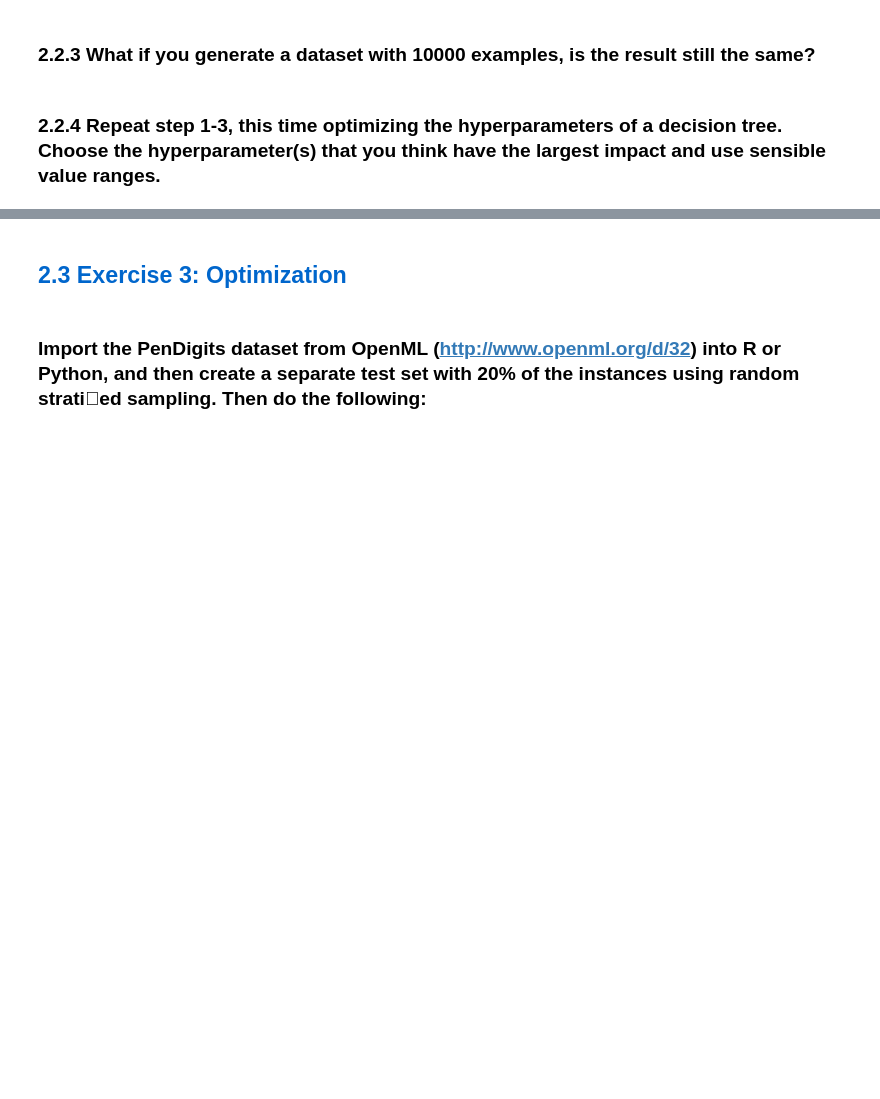
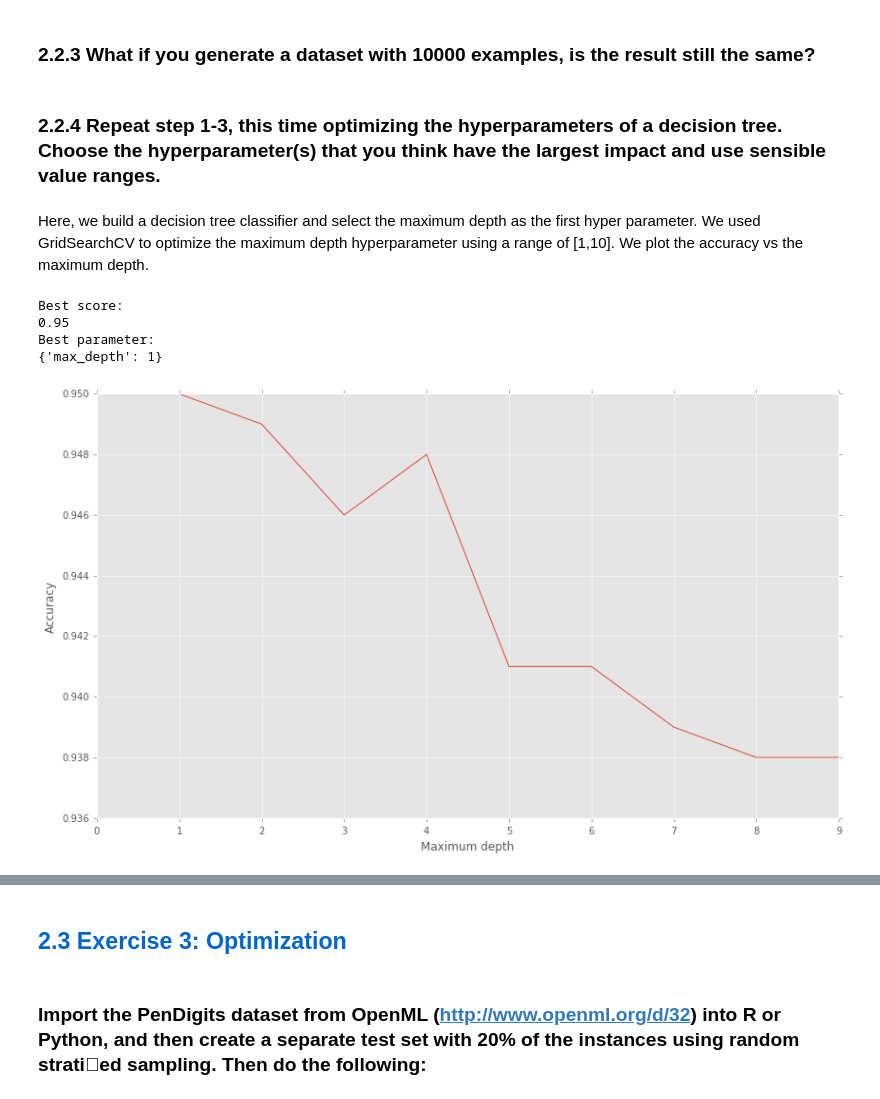
Before and after one commit to palindrome6/Data-Mining---Assignment-2, a Jupyter notebook: roc_curves/Assignment2_DataMining.ipynb, the cells around one changed output, grey strips where cells are left out. Cells and saved outputs as stored; diff of their text form; code cells hidden in the pictures; blank space fills up the shorter version.

Commit message:
2d hyperparameters in notebook

```diff
--- a/roc_curves/Assignment2_DataMining.ipynb
+++ b/roc_curves/Assignment2_DataMining.ipynb
@@ -322,3 +323,39 @@ plt.show()
 ### 2.2.3 What if you generate a dataset with 10000 examples, is the result still the same?
 # %% [markdown]
 ### 2.2.4 Repeat step 1-3, this time optimizing the hyperparameters of a decision tree. Choose the hyperparameter(s) that you think have the largest impact and use sensible value ranges.
+# %% [markdown]
+Here, we build a decision tree classifier and select the maximum depth as the first hyper parameter. We used GridSearchCV to optimize the maximum depth hyperparameter using a range of [1,10]. We plot the accuracy vs the maximum depth.
+# %%
+from sklearn.tree import DecisionTreeClassifier
+from sklearn.grid_search import GridSearchCV
+# Create dataset
+X, y = make_blobs(n_samples=1000,centers=2, n_features=2, random_state=0)
+# First hyper-parameter: max. depth
+depth = range(1,11)
+# parameter distribution
+param_dist1 = dict(max_depth=depth)
+# Decision tree classifier
+clf1 = DecisionTreeClassifier()
+# Grid seaarch
+grid = GridSearchCV(clf1, param_dist1, cv=10, scoring='accuracy')
+grid.fit(X, y)
+# print scores of grid search
+grid.grid_scores_
+grid_mean_scores =[result.mean_validation_score for result in grid.grid_scores_]
+# print best scores, parameters
+print "Best score:"
+print grid.best_score_
+print "Best parameter:"
+print grid.best_params_
+# plot the scores
+plt.style.use('ggplot')
+plt.plot(grid_mean_scores)
+plt.xlabel('Maximum depth')
+plt.ylabel('Accuracy')
+plt.show()
+# %% [output]
+Best score:
+0.95
+Best parameter:
+{'max_depth': 1}
+[figure, added]
```
Also changed, not shown: parts of 10 cells of this notebook.
